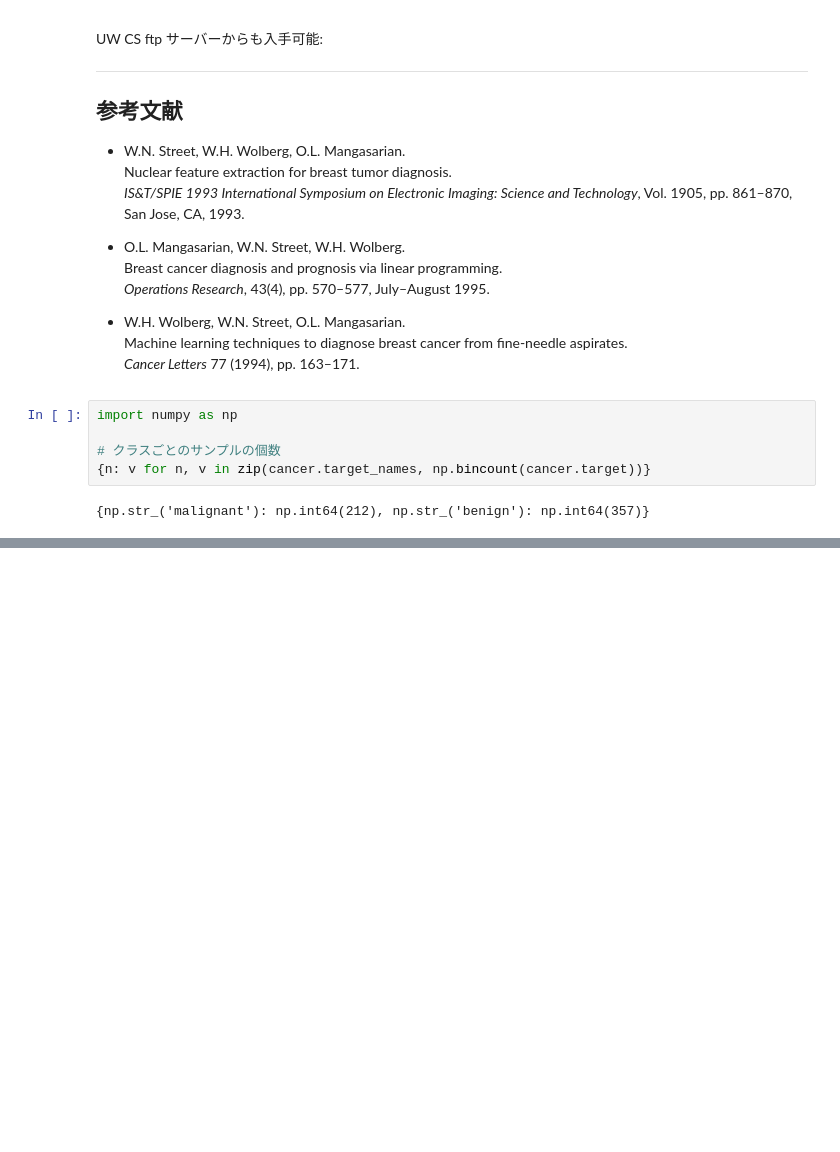
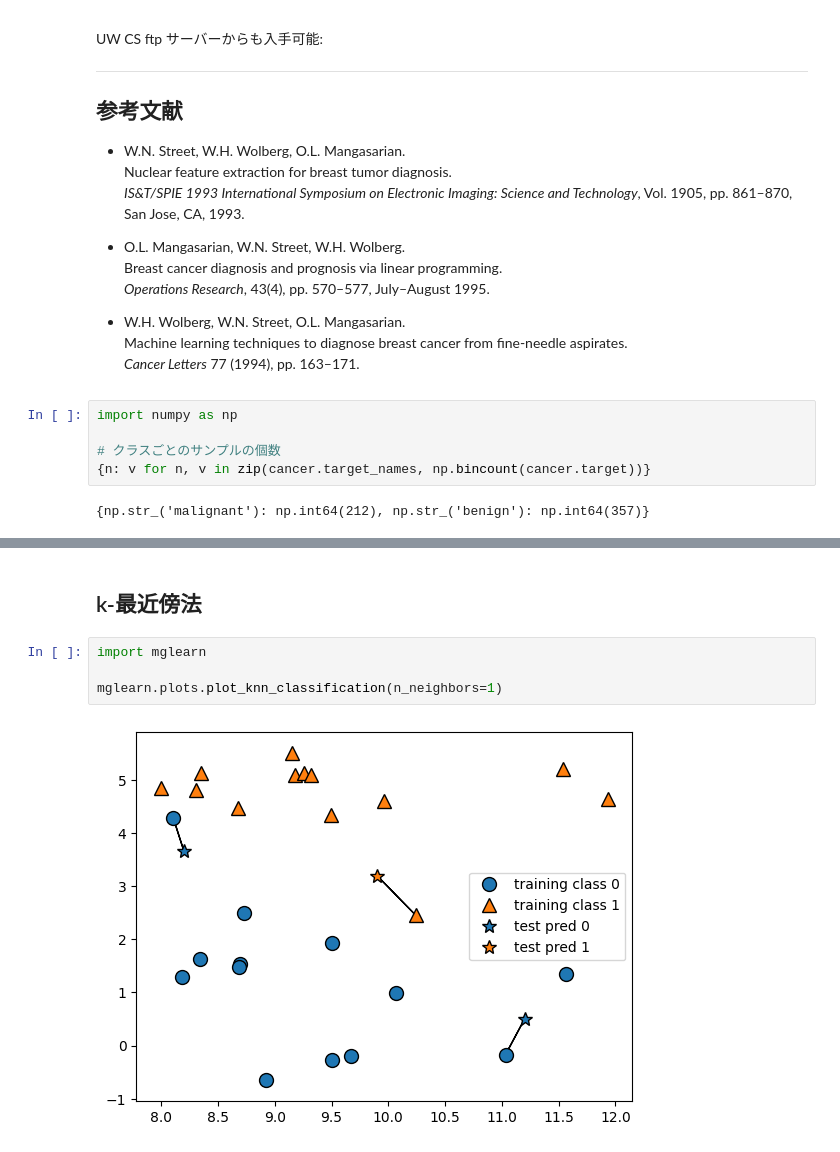
Before and after one commit to TOnodera/machine-learning-with-python, a Jupyter notebook: ch02/cancer.ipynb, the cells around one changed output, grey strips where cells are left out. Drawn from its saved outputs; the diff is of its cells as text; blank space fills up the shorter version.

```diff
--- a/ch02/cancer.ipynb
+++ b/ch02/cancer.ipynb
@@ -125,0 +149,8 @@ cancer.feature_names
+# %% [markdown]
+## k-最近傍法
+# %%
+import mglearn
+
+mglearn.plots.plot_knn_classification(n_neighbors=1)
+# %% [output]
+[figure, added]
```
Also changed, not shown: parts of 5 cells of this notebook.
